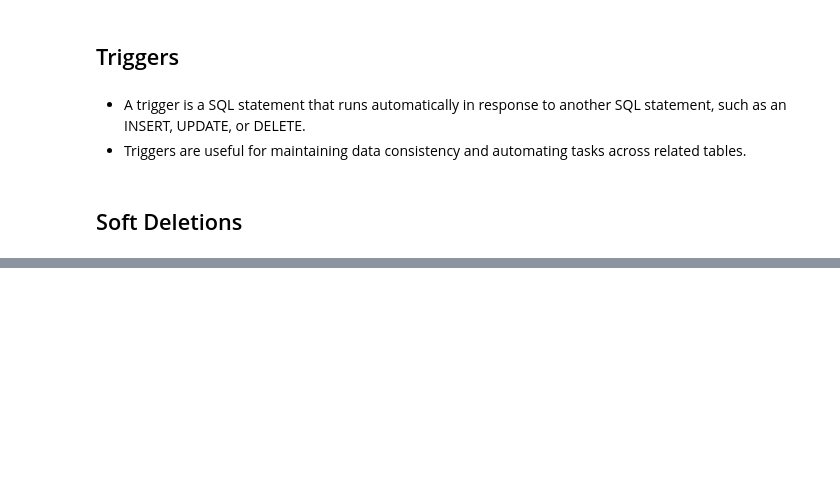
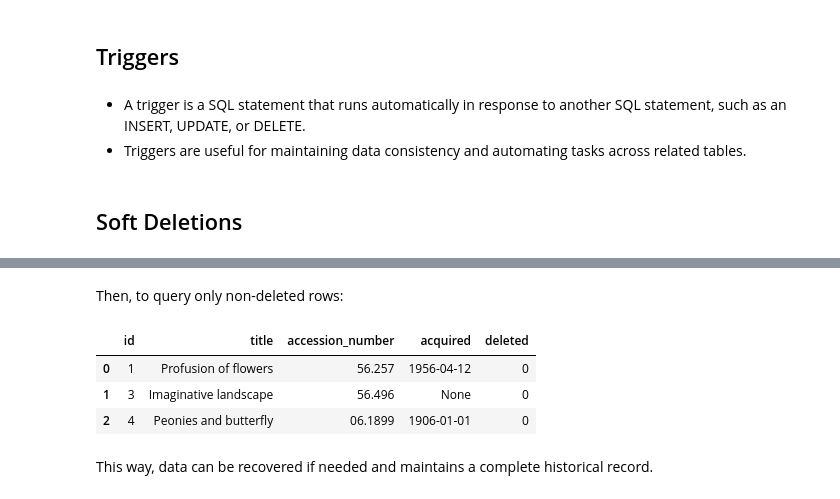
Before and after one commit to engineer-nicolas/cs50sql, a Jupyter notebook: lecture_3_Writing/lecture_3.ipynb, the cells around one changed output, grey strips where cells are left out. Cells and saved outputs as stored; diff of their text form; code cells hidden in the pictures; blank space fills up the shorter version.

```diff
--- a/lecture_3_Writing/lecture_3.ipynb
+++ b/lecture_3_Writing/lecture_3.ipynb
@@ -169,0 +205,14 @@ For example, we could add a deleted column to the collections table with a defau
+# %% [markdown]
+Then, to query only non-deleted rows:
+# %%
+pd.read_sql_query("""
+SELECT * FROM "collections"
+WHERE "deleted" != 1;
+""", conn)
+# %% [output]
+|  | id | title | accession_number | acquired | deleted |
+| 0 | 1 | Profusion of flowers | 56.257 | 1956-04-12 | 0 |
+| 1 | 3 | Imaginative landscape | 56.496 | None | 0 |
+| 2 | 4 | Peonies and butterfly | 06.1899 | 1906-01-01 | 0 |
+# %% [markdown]
+This way, data can be recovered if needed and maintains a complete historical record.
```
Also changed, not shown: parts of 4 cells of this notebook.
